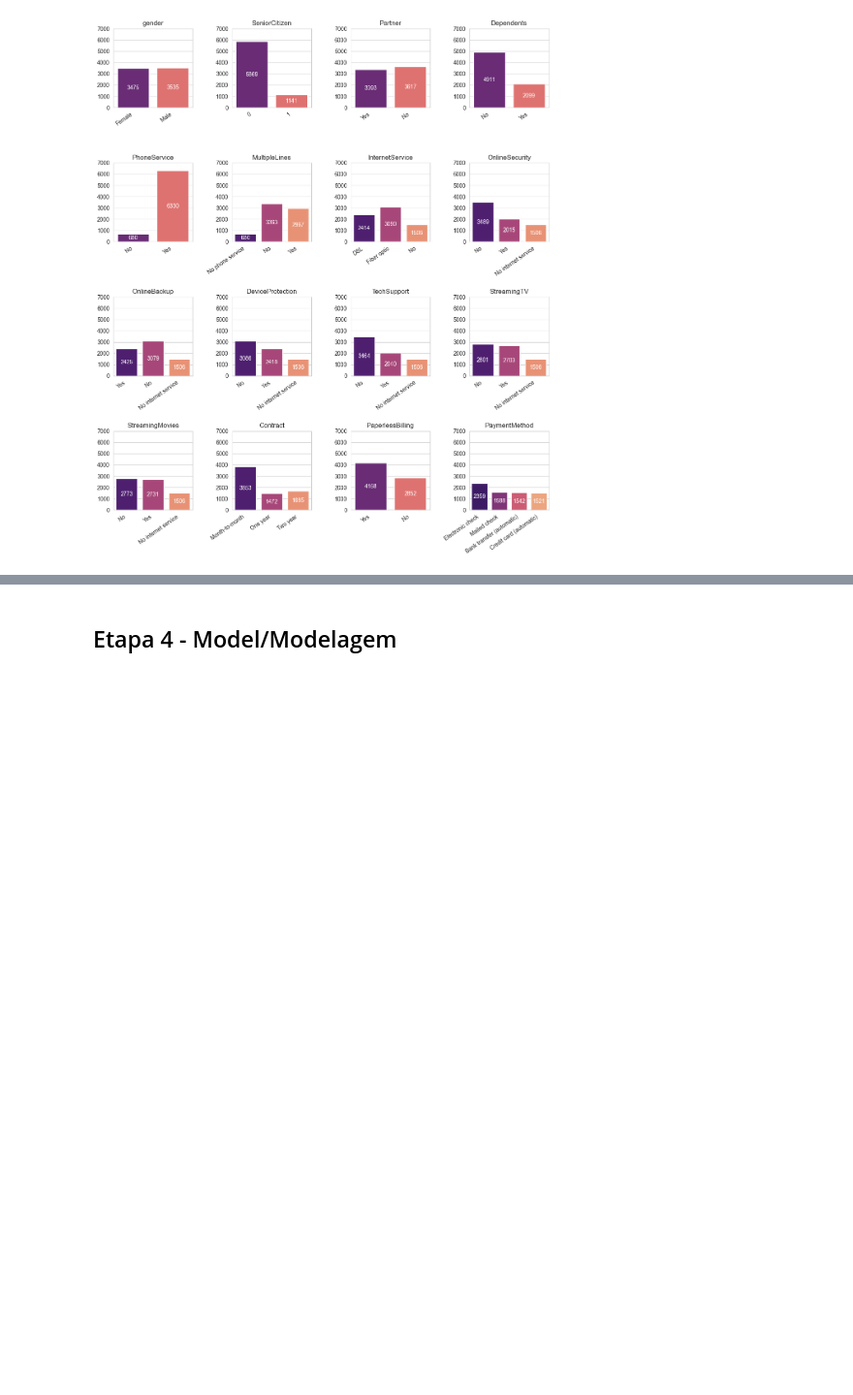
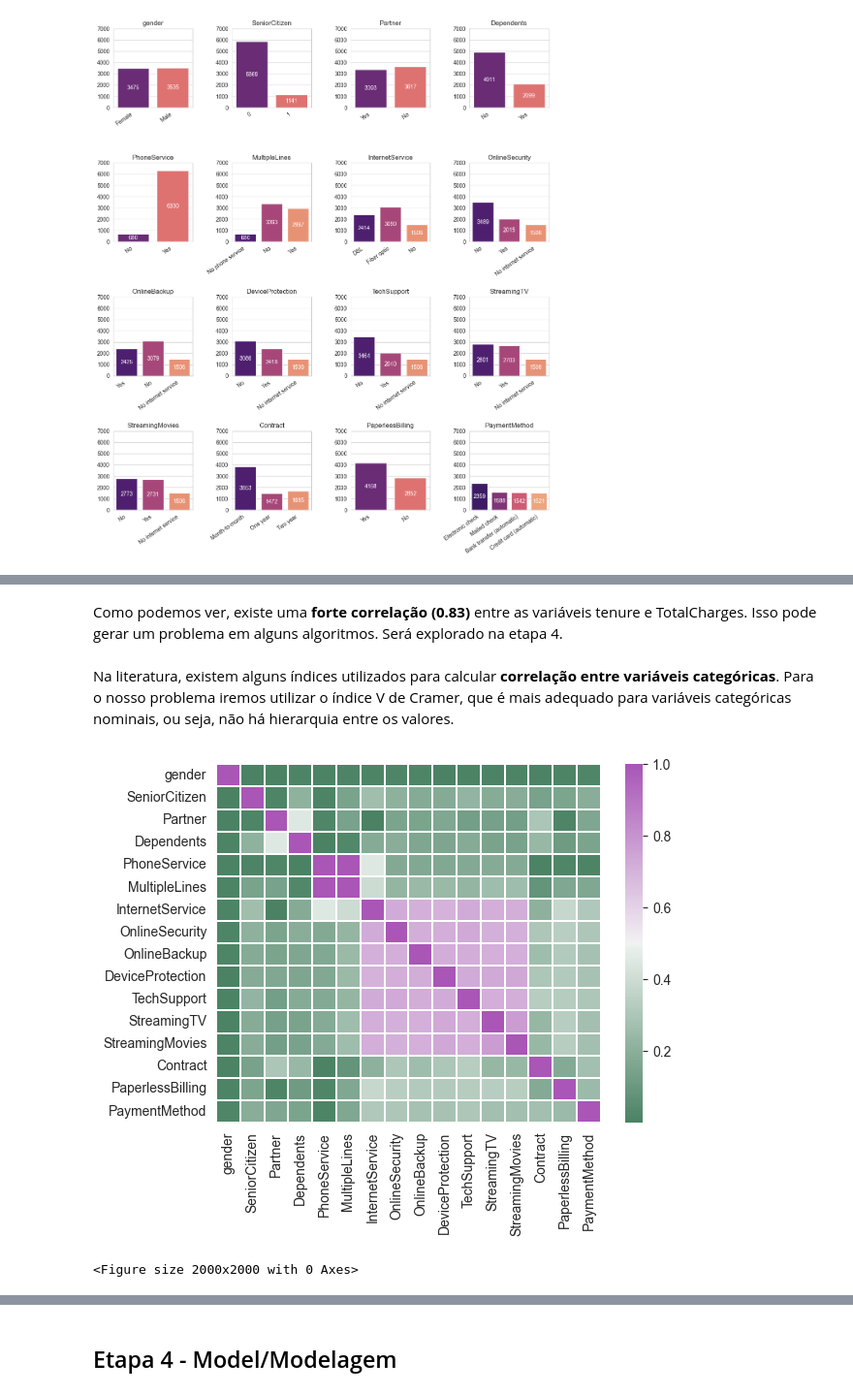
Before and after one commit to eloabe/churn-analysis, a Jupyter notebook: notebook1.ipynb, the cells around one changed output, grey strips where cells are left out. Shown at 97% size. Cells and saved outputs as stored; diff of their text form; code cells hidden in the pictures; blank space fills up the shorter version.

```diff
--- a/notebook1.ipynb
+++ b/notebook1.ipynb
@@ -262,0 +321,15 @@ Em uma primeira análise na distribuição de cada variável, podemos notar que
+# %% [markdown]
+Como podemos ver, existe uma **forte correlação (0.83)** entre as variáveis tenure e TotalCharges. Isso pode gerar um problema em alguns algoritmos. Será explorado na etapa 4.
+# %% [markdown]
+Na literatura, existem alguns índices utilizados para calcular **correlação entre variáveis categóricas**. Para o nosso problema iremos utilizar o índice V de Cramer, que é mais adequado para variáveis categóricas nominais, ou seja, não há hierarquia entre os valores.
+# %%
+cvm = cramer_v_matrix(df[categoricas])
+mypalette = sns.diverging_palette(145, 300, s=60, as_cmap=True)
+
+sns.heatmap(cvm, cmap = mypalette, linewidths=.3)
+plt.figure(figsize = (20, 20))
+
+plt.show()
+# %% [output]
+[figure, added]
+<Figure size 2000x2000 with 0 Axes>
```
Also changed, not shown: parts of 15 cells of this notebook.
